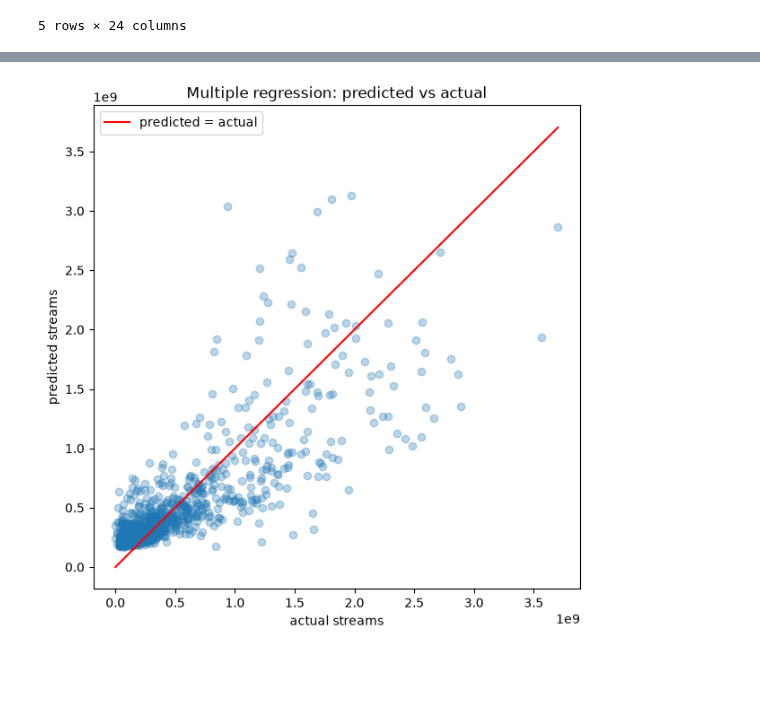
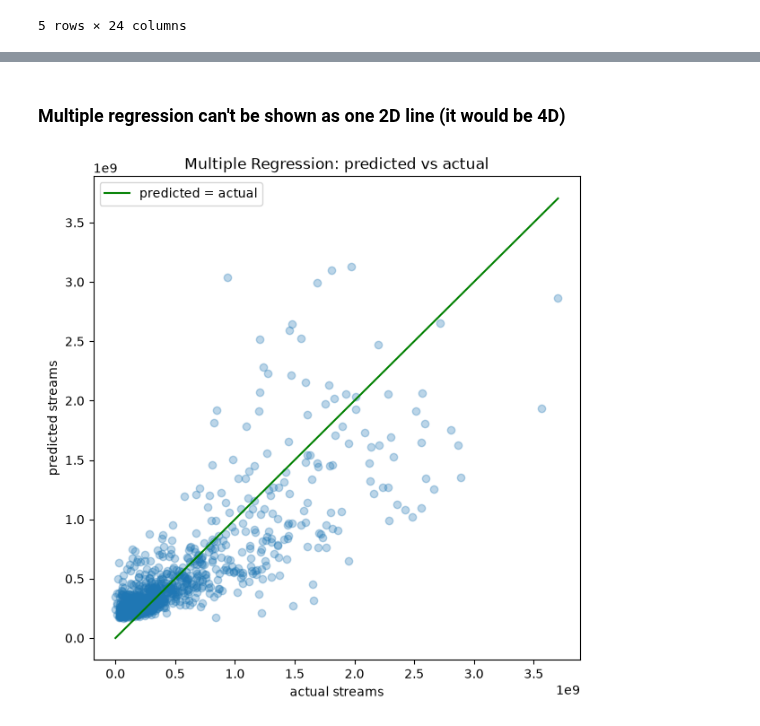
Before and after one commit to ChangeStrange007/CSCI-4047-800, a Jupyter notebook: Mod04 Regression/Code Examples/spotify_regression.ipynb, the cells around one changed output, grey strips where cells are left out. Cells and saved outputs as stored; diff of their text form; code cells hidden in the pictures; blank space fills up the shorter version.

Commit message:
Update Spotify Regression code and Assignment4

```diff
--- a/Mod04 Regression/Code Examples/spotify_regression.ipynb
+++ b/Mod04 Regression/Code Examples/spotify_regression.ipynb
@@ -107,18 +95,19 @@ strong multicollinearity or other numerical problems.
+# %% [markdown]
+### Multiple regression can't be shown as one 2D line (it would be 4D)
 # %%
-# Multiple regression can't be shown as one 2D line (it lives in 4D),
-# so we plot predicted vs actual instead.
-plt.figure(figsize=(7, 7))
-plt.scatter(y, predictions, alpha=0.3)                 # each song: actual vs predicted
-plt.xlabel('actual streams')
-plt.ylabel('predicted streams')
+plt.figure(figsize=(7,7))
+plt.scatter(y, predictions, alpha=0.3)
 
-# the 45-degree "perfect prediction" reference line
+# add a 45 degree "perfect prediction" reference line
+
 lo = min(y.min(), predictions.min())
 hi = max(y.max(), predictions.max())
-plt.plot([lo, hi], [lo, hi], color='red', label='predicted = actual')
+plt.plot([lo, hi], [lo, hi], color='green', label='predicted = actual')
 
-plt.title('Multiple regression: predicted vs actual')
+plt.title("Multiple Regression: predicted vs actual")
+plt.xlabel("actual streams")
+plt.ylabel("predicted streams")
 plt.legend()
 plt.show()
 # %% [output]
-[figure, old version]
+[figure, new version]
```
Also changed, not shown: parts of 13 cells of this notebook, 1 other file.
